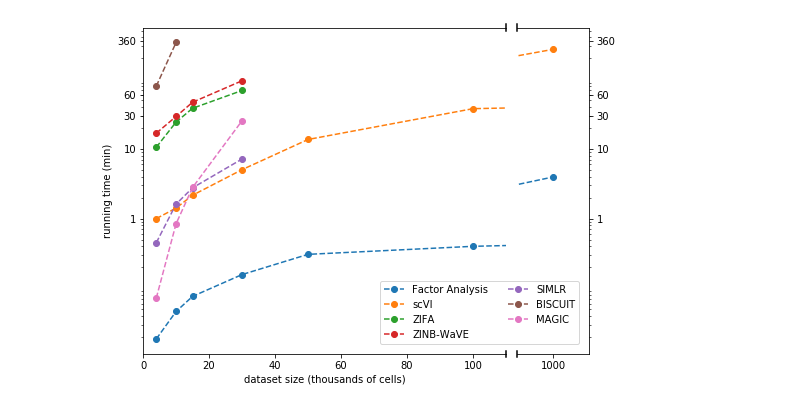
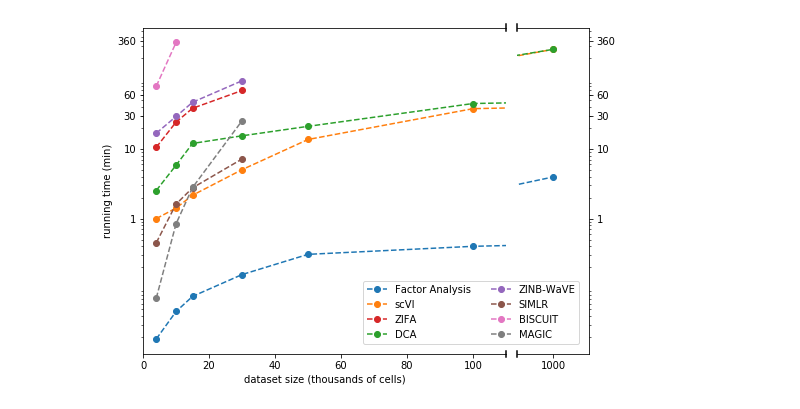
Before and after one commit to romain-lopez/scVI-reproducibility, a Jupyter notebook: results/time.ipynb, the cells around one changed output. Drawn from its saved outputs; the diff is of its cells as text; code cells hidden in the pictures.

```diff
--- a/results/time.ipynb
+++ b/results/time.ipynb
@@ -13,13 +14,14 @@ data = """4000	10000	15000	30000	50000	100000	1000000
 1.331277h	5.65h	0h	0h	0h	0h	0
 00min 4.33 s	00min 50.6 s	02min 48s	25min 27s	0	0	0"""
 # %%
-data_size, FA, ZIFA, ZINB, scVI, SIMLR, BISCUIT, MAGIC = data.split("\n")
+data_size, FA, ZIFA, ZINB, scVI, DCA, SIMLR, BISCUIT, MAGIC = data.split("\n")
 # %%
 data_size = [float(x)/1000. for x in str(data_size).split("\t")]
 FA = [float(x[:-1]) / 60. for x in str(FA).split("\t")]
 ZIFA = [float(x[:2]) + float(x[6:-1]) / 60. for x in str(ZIFA).split("\t")[:-3]]
 ZINB = [float(x[:2]) + float(x[6:-1]) / 60. for x in str(ZINB).split("\t")[:-3]]
 scVI = [float(x[:3]) + float(x[7:-1]) / 60. for x in str(scVI).split("\t")]
+DCA = [float(x[:3]) + float(x[7:-1]) / 60. for x in str(DCA).split("\t")]
 SIMLR = [float(x[:2]) + float(x[6:-1]) / 60. for x in str(SIMLR).split("\t")[:-3]]
 BISCUIT = [float(x[:-1]) * 60 for x in str(BISCUIT).split("\t")[:-5]]
 MAGIC = [float(x[:2]) + float(x[6:-1]) / 60. for x in str(MAGIC).split("\t")[:-3]]
@@ -36,6 +38,7 @@ ax_right = plt.subplot(gs[1], sharey=ax_left)
 for ax in [ax_left, ax_right]:
     fa,  = ax.plot(data_size, FA, label="Factor Analysis",marker='o', linestyle='--',)
     scvi, = ax.plot(data_size, scVI, label="scVI", marker='o', linestyle='--',)
+    dca, = ax.plot(data_size, DCA, label="DCA", marker='o', linestyle='--',)
     zifa, = ax.plot(data_size[:4], ZIFA, label="ZIFA", marker='o', linestyle='--',)
     zinb, = ax.plot(data_size[:4], ZINB, label="ZINB-WaVE", marker='o', linestyle='--',)
     simlr, = ax.plot(data_size[:4], SIMLR, label="SIMLR", marker='o', linestyle='--',)
@@ -51,32 +54,32 @@ ax_right.set_xlim(900, 1100)  # most of the data
 ax_left.spines['right'].set_visible(False)
 ax_right.spines['left'].set_visible(False)
 ax_left.yaxis.tick_left()
 #ax_right.tick_params(label='off')  # don't put tick labels at the top
 ax_right.yaxis.tick_right()
 
 ax_left.set_xlabel('dataset size (thousands of cells)')
 ax_left.set_ylabel('running time (min)')
 
 ax_left.set_yscale('log')
 ax_left.set_yticks([0.01, 1, 10, 30, 60, 360])
 ax_right.set_xticks([1000])
 
 ax_left.get_yaxis().set_major_formatter(matplotlib.ticker.ScalarFormatter())
 
 d = .01 # how big to make the diagonal lines in axes coordinates
 # arguments to pass plot, just so we don't keep repeating them
 kwargs = dict(transform=ax_left.transAxes, color='black', clip_on=False)
 ax_left.plot((1,1),(-d,+d), **kwargs)
 #t((-d,+d),(-d,+d), **kwargs)      # top-left diagonal
 ax_left.plot((1,1),(1-d,1+d), **kwargs)   # top-right diagonal
 
 kwargs.update(transform=ax_right.transAxes)  # switch to the bottom axes
 ax_right.plot((0,0),(1-d,1+d), **kwargs)   # bottom-left diagonal
 ax_right.plot((0,0),(-d,+d), **kwargs) # bottom-right diagonal
 
 
-ax_right.legend(handles=[fa, scvi, zifa, zinb, simlr, biscuit, magic], ncol=2, bbox_to_anchor=(0., 0.0, 1., 0), loc=4, borderaxespad=1)
+ax_right.legend(handles=[fa, scvi, zifa, dca, zinb, simlr, biscuit, magic], ncol=2, bbox_to_anchor=(0., 0.0, 1., 0), loc=4, borderaxespad=1)
 plt.show()
 fig.savefig('time.pdf', dpi=300)
 # %% [output]
-[figure, old version]
+[figure, new version]
```
Also changed, not shown: parts of 1 cell of this notebook, 1 other file.
